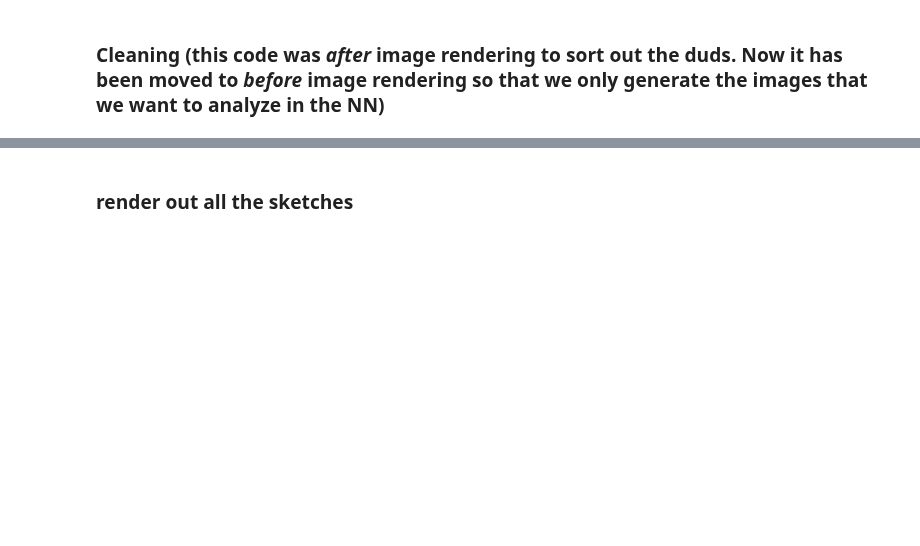
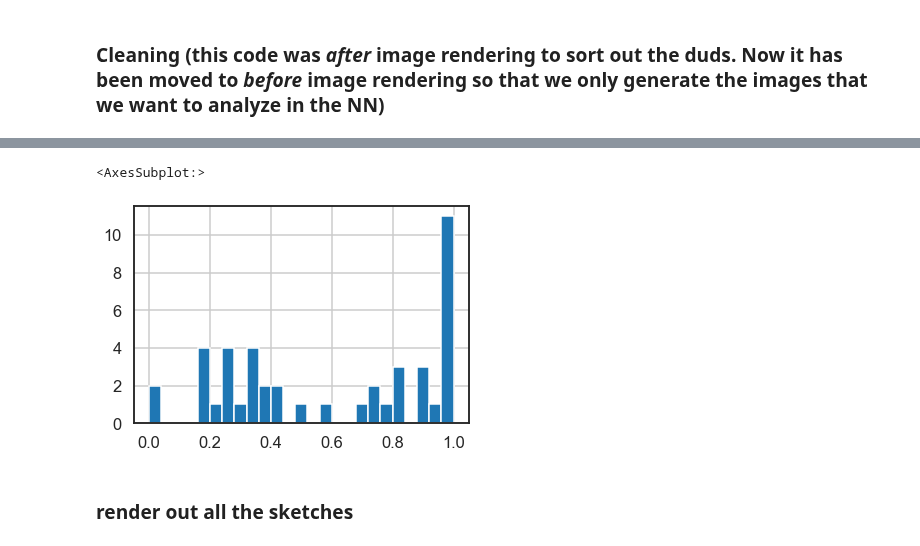
Before and after one commit to cogtoolslab/improvised_numerals, a Jupyter notebook: analysis/iternum2_analysis.ipynb, the cells around one changed output, grey strips where cells are left out. Drawn from its saved outputs; the diff is of its cells as text; code cells hidden in the pictures; blank space fills up the shorter version.

```diff
--- a/analysis/iternum2_analysis.ipynb
+++ b/analysis/iternum2_analysis.ipynb
@@ -301,3 +316,16 @@ D = pd.read_csv(os.path.join(csv_dir,'iternum_group_data_{}.csv'.format(iteratio
+# %%
+D.groupby('Regularity')['outcome'].mean()
+
+D.groupby('gameID')['outcome'].mean().hist(bins=25)
+
+# for exclusion, classify dyads into either the distribution centred around chance,
+# or the distribution that's higher up
+
+
+D.groupby('Regularity')['numStrokes'].mean()
+# %% [output]
+<AxesSubplot:>
+[figure, added]
 # %% [markdown]
 ### render out all the sketches
 # %%
```
Also changed, not shown: parts of 26 cells of this notebook, 7 other files.
